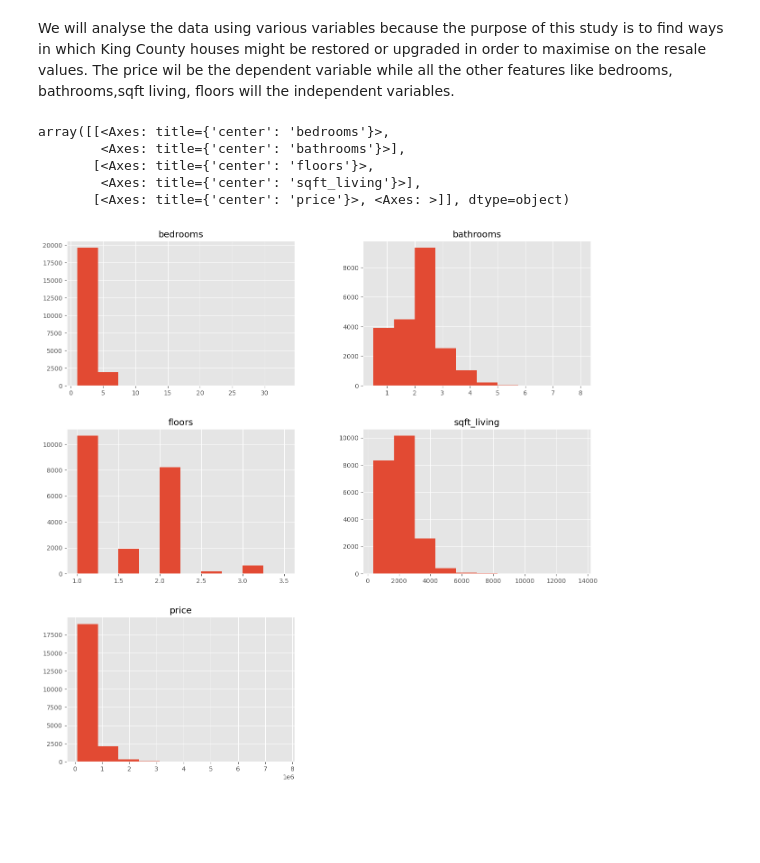
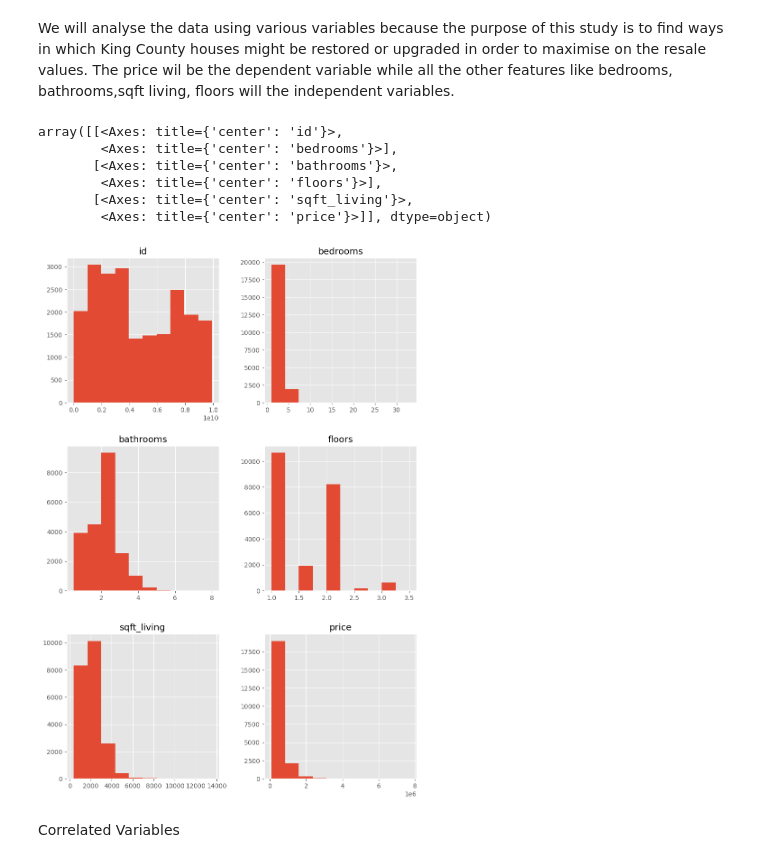
Before and after one commit to Brenda-Mutai/phase-2-project, a Jupyter notebook: student.ipynb, the cells around one changed output. Saved outputs shown, nothing was run; the diff lists cells and outputs as text; code cells hidden in the pictures; blank space fills up the shorter version.

```diff
--- a/student.ipynb
+++ b/student.ipynb
@@ -294,6 +298,6 @@ DATA CLEANING AND PREPARATION
 Data preparation involves preparing the dataset for analysis.
 This includes evaluating data for probable outliers, duplicated data, missing values, and handling category variables. In the given dataset, we will look for missing values, eliminate unwanted dataframes, and remove duplicates.
 # %%
-data_subset=data[['grade','condition','bedrooms', 'bathrooms','floors','sqft_living','price','view']].copy()
+data_subset=data[['id','grade','condition','bedrooms', 'bathrooms','floors','sqft_living','price','view']].copy()
 data_subset
 # %% [output]
@@ -349,11 +354,14 @@ DATA ANALYSIS AND MODELING
 We will analyse the data using various variables because the purpose of this study is to find ways in which King County houses might be restored or upgraded in order to maximise on the resale values.
 The price wil be the dependent variable while all the other features like bedrooms, bathrooms,sqft living, floors will the independent variables.
 # %%
-data_subset.hist(figsize=(15,15))
+data_subset.hist(figsize=(10,15))
 # %% [output]
-array([[<Axes: title={'center': 'bedrooms'}>,
-        <Axes: title={'center': 'bathrooms'}>],
-       [<Axes: title={'center': 'floors'}>,
-        <Axes: title={'center': 'sqft_living'}>],
-       [<Axes: title={'center': 'price'}>, <Axes: >]], dtype=object)
+array([[<Axes: title={'center': 'id'}>,
+        <Axes: title={'center': 'bedrooms'}>],
+       [<Axes: title={'center': 'bathrooms'}>,
+        <Axes: title={'center': 'floors'}>],
+       [<Axes: title={'center': 'sqft_living'}>,
+        <Axes: title={'center': 'price'}>]], dtype=object)
-[figure, old version]
+[figure, new version]
+# %% [markdown]
+Correlated Variables
```
Also changed, not shown: parts of 18 cells of this notebook.
